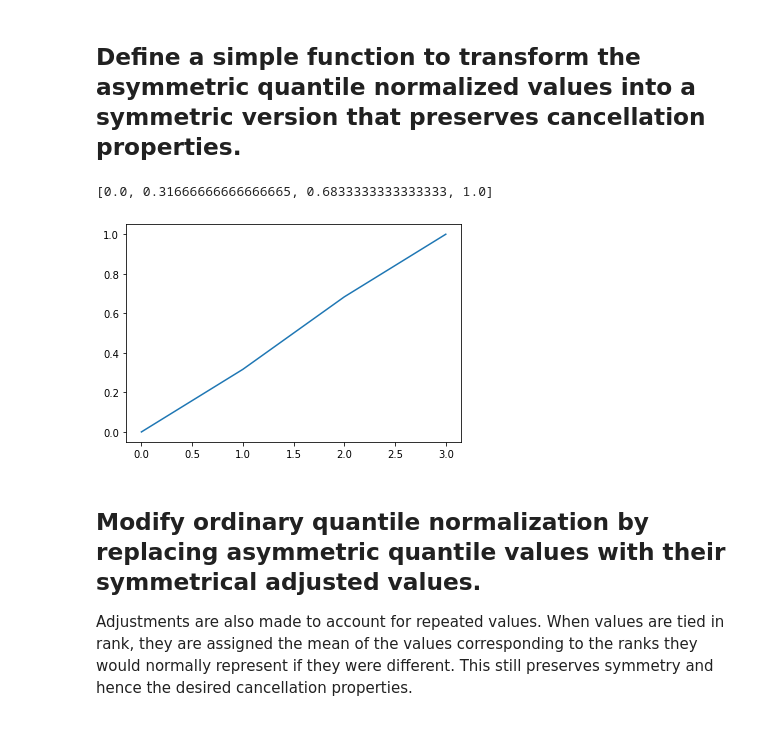
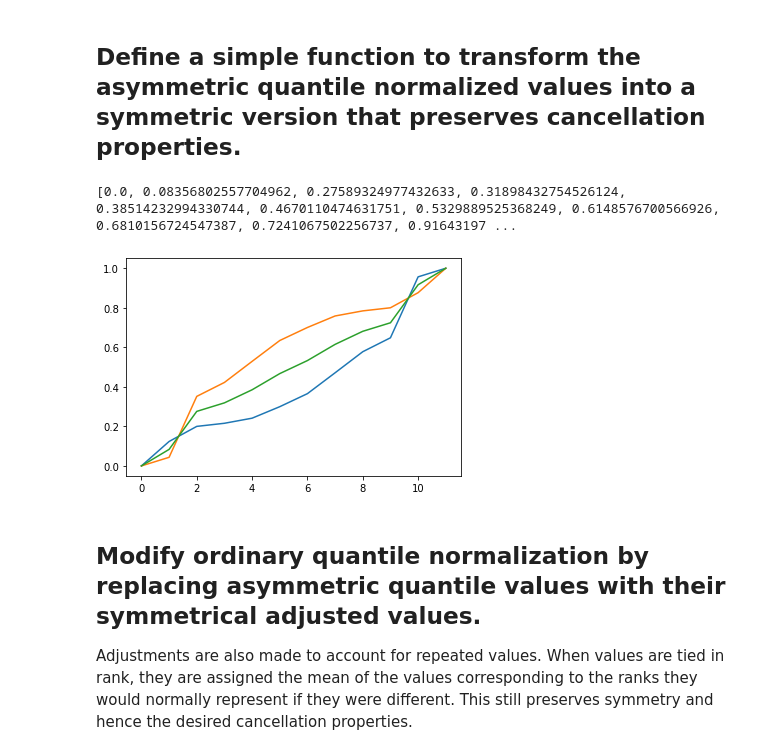
Before and after one commit to cfrankston728/symmetric_quantile-normalized_score, a Jupyter notebook: voting_explorer.ipynb, the cells around one changed output. Cells and saved outputs as stored; diff of their text form; code cells hidden in the pictures.

Commit message:
improved visualization

```diff
--- a/voting_explorer.ipynb
+++ b/voting_explorer.ipynb
@@ -14,20 +14,28 @@ This can also be loaded in from a .csv file.
 
 Each row is a voter, each column is a candidate.
 # %%
-""" score_ballot_dictionary = {
+score_ballot_dictionary = {
     'EVELYN': [33, 13, 71, 32, 25, 27, 27, 32, 56, 77, 44, 20],
     'FRANK': [42, 84, 50, 81, 43, 28, 97, 59, 2, 59, 99, 85],
     'GEORGIA': [13, 94, 2, 87, 94, 96, 27, 19, 23, 66, 50, 21],
     'HAROLD': [0, 104, 2, 2, 0, 3, 8, 7, 100, 5, 8, 9]
-} """
+}
 
-# In this example, the first column represents a Condorcet winner, but they will lose to the second column candidate under standard score voting.
+""" # In this example, the first column represents a Condorcet winner, but they will lose to the second column candidate under standard score voting.
 score_ballot_dictionary = {
     'EVELYN':   [1, 0,  0, 10],
     'FRANK':    [1, 10, 0,  0],
     'GEORGIA':  [10, 9, 0,  0]
 }
-# symmetric quantile-normalization, in contrast, will naturally select the Condorcet winner.
+# symmetric quantile-normalization, in contrast, will naturally select the Condorcet winner. """
+
+""" # In this example, there is no Condorcet winner.
+score_ballot_dictionary = {
+    'EVELYN':  [10,  3,  0, 0],
+    'FRANK':   [ 0, 10,  9, 1],
+    'GEORGIA': [ 2,  0, 10, 1]
+}
+# symmetric quantile-normalization is indeterminate... """
 
 score_ballot_df = pd.DataFrame(score_ballot_dictionary).T
 #score_ballot_df = score_ballot_df.drop(10, axis=1)
@@ -135,5 +150,7 @@ def get_quantile_normalized_scaled_values(score_ballot_df, min=0, max=1):
     scaled_score_ballot_df = get_scaled_score_ballot_df(score_ballot_df, min, max)
     return np.array(get_quantile_normalized_values(scaled_score_ballot_df))
 
-get_quantile_normalized_scaled_values(score_ballot_df)
+quantile_normalized_scaled_values=get_quantile_normalized_scaled_values(score_ballot_df)
+plt.plot(quantile_normalized_scaled_values)
+print(quantile_normalized_scaled_values)
 # %% [output]
@@ -141,21 +160,27 @@ array([0.        , 0.        , 0.36666667, 1.        ])
 # %% [markdown]
 ## Define a simple function to transform the asymmetric quantile normalized values into a symmetric version that preserves cancellation properties.
 # %%
-def get_symmetric_scaled_quantile_normalized_values(score_ballot_df, min=0, max=1):
+def symmetric_bimonotone_function(a,b, mode = 'mean'):
+    if mode == 'mean':
+        return (a+b)/2
+
+def get_symmetric_scaled_quantile_normalized_values(score_ballot_df, min=0, max=1, mode='mean'):
     scaled_quantile_normalized_values = get_quantile_normalized_scaled_values(score_ballot_df, min, max)
 
     num_values = len(scaled_quantile_normalized_values)
 
-    symmetric_scaled_quantile_normalized_values = [(scaled_quantile_normalized_values[k] + (max-scaled_quantile_normalized_values[(num_values -1) - k]))/2 for k in range(num_values)]
+    symmetric_scaled_quantile_normalized_values = [symmetric_bimonotone_function(scaled_quantile_normalized_values[k],(max-scaled_quantile_normalized_values[(num_values -1) - k]), mode) for k in range(num_values)]
 
     return symmetric_scaled_quantile_normalized_values
 
 symmetric_scaled_quantile_normalized_values=get_symmetric_scaled_quantile_normalized_values(score_ballot_df)
+plt.plot(quantile_normalized_scaled_values)
+plt.plot(1+np.sort(-quantile_normalized_scaled_values))
 plt.plot(symmetric_scaled_quantile_normalized_values)
 print(symmetric_scaled_quantile_normalized_values)
 # %% [output]
-[0.0, 0.31666666666666665, 0.6833333333333333, 1.0]
+[0.0, 0.08356802557704962, 0.27589324977432633, 0.31898432754526124, 0.38514232994330744, 0.4670110474631751, 0.5329889525368249, 0.6148576700566926, 0.6810156724547387, 0.7241067502256737, 0.91643197 ...
-[figure, old version]
+[figure, new version]
 # %% [markdown]
 ## Modify ordinary quantile normalization by replacing asymmetric quantile values with their symmetrical adjusted values.
 
```
Also changed, not shown: parts of 12 cells of this notebook.
